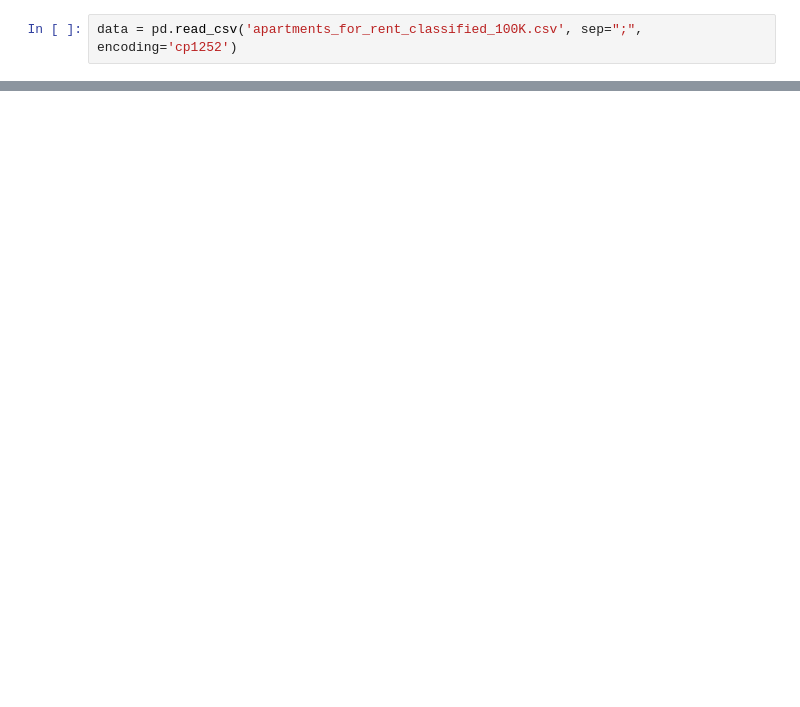
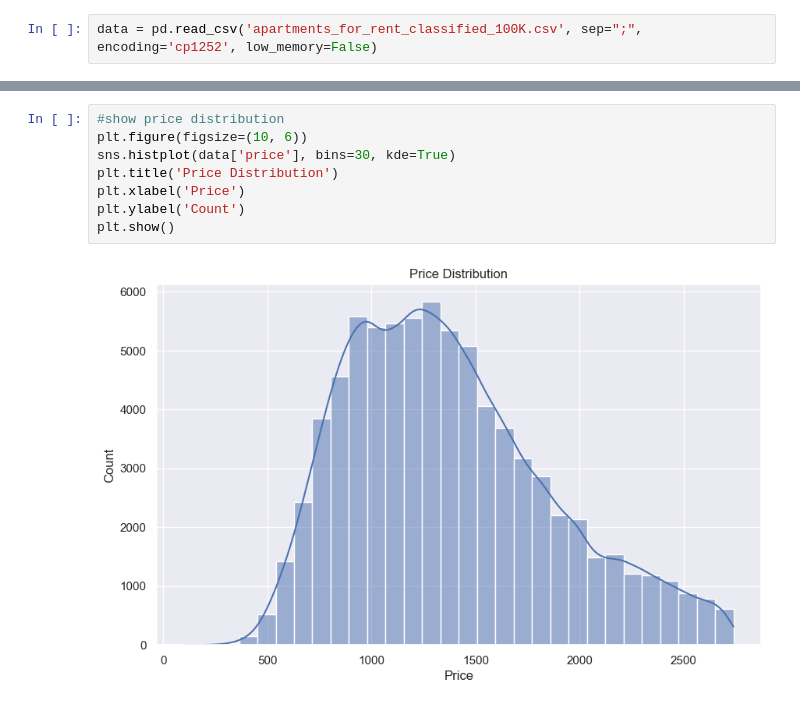
Before and after one commit to baranbytmr/rent-regression-ML, a Jupyter notebook: data/hhhhh.ipynb, the cells around one changed output, grey strips where cells are left out. Saved outputs shown, nothing was run; the diff lists cells and outputs as text; blank space fills up the shorter version.

```diff
--- a/data/hhhhh.ipynb
+++ b/data/hhhhh.ipynb
@@ -8,2 +13,2 @@ from sklearn.impute import SimpleImputer
 # %%
-data = pd.read_csv('apartments_for_rent_classified_100K.csv', sep=";", encoding='cp1252')
+data = pd.read_csv('apartments_for_rent_classified_100K.csv', sep=";", encoding='cp1252', low_memory=False)
@@ -39,0 +182,10 @@ X = scaler.fit_transform(X)
+# %%
+#show price distribution
+plt.figure(figsize=(10, 6))
+sns.histplot(data['price'], bins=30, kde=True)
+plt.title('Price Distribution')
+plt.xlabel('Price')
+plt.ylabel('Count')
+plt.show()
+# %% [output]
+[figure, added]
```
Also changed, not shown: parts of 14 cells of this notebook, 9 other files.
